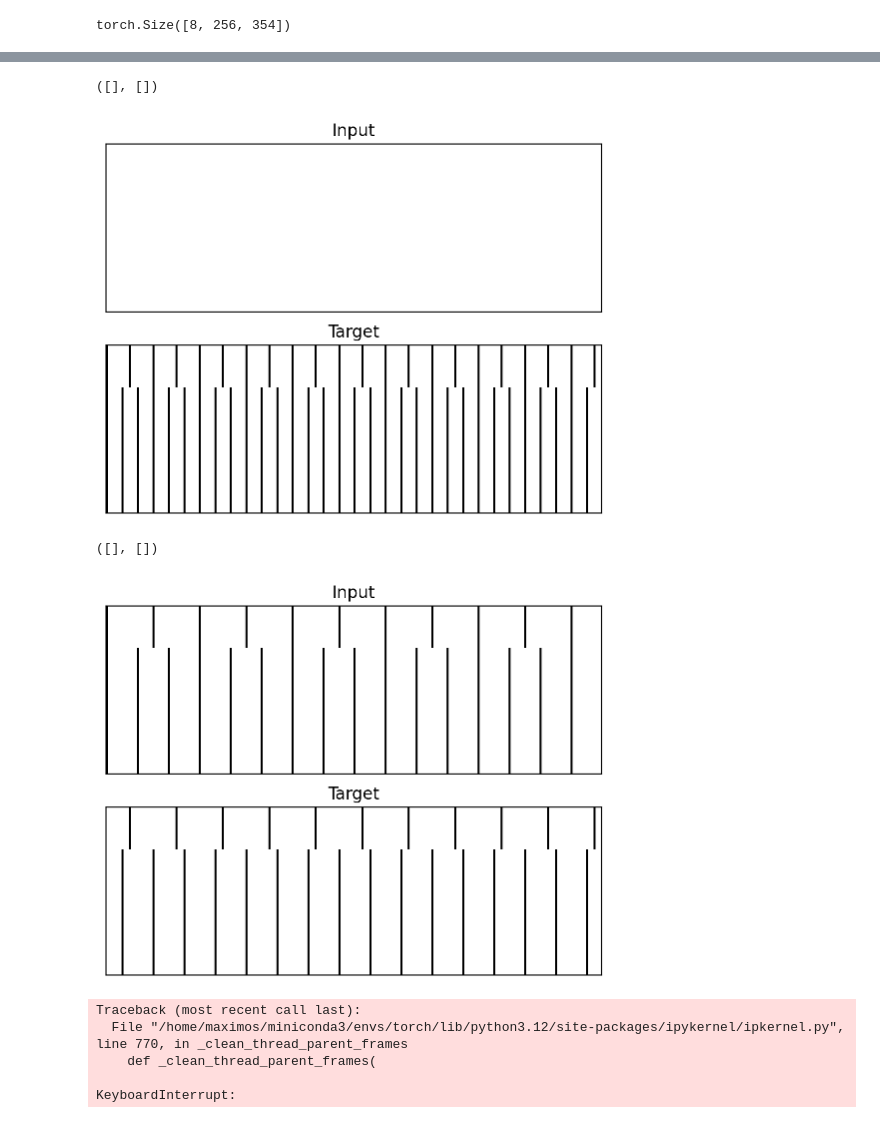
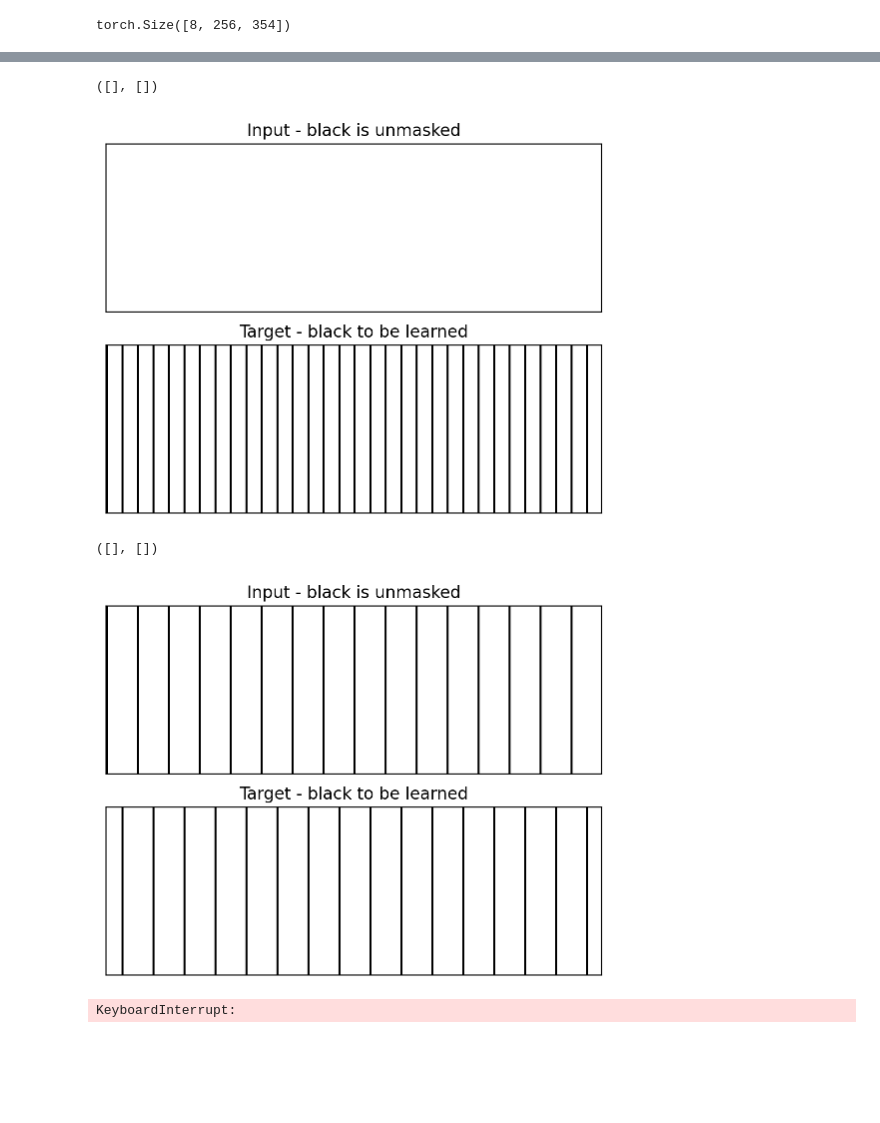
Before and after one commit to maximoskp/MaskedMelHarm, a Jupyter notebook: test_data.ipynb, the cells around one changed output, grey strips where cells are left out. Cells and saved outputs as stored; diff of their text form; code cells hidden in the pictures; blank space fills up the shorter version.

```diff
--- a/test_data.ipynb
+++ b/test_data.ipynb
@@ -136,5 +136,5 @@ plt.yticks([])
 # %%
-step_idx = 1
+step_idx = 3
 masked_harmony, target = apply_structured_masking(
     batch['input_ids'],
     mask_token_id,
@@ -145,42 +145,42 @@ masked_harmony, target = apply_structured_masking(
 # print(masked_harmony)
 # print(target)
 plt.subplot(2,1,1)
-plt.imshow(masked_harmony!=mask_token_id, aspect='auto', cmap='gray_r')
-plt.title('Input')
+plt.imshow(masked_harmony!=mask_token_id, aspect='auto', cmap='gray_r', vmin=0, vmax=1)
+plt.title('Input - black is unmasked')
 plt.xticks([])
 plt.yticks([])
 plt.subplot(2,1,2)
-plt.imshow(target>-100, aspect='auto', cmap='gray_r')
-plt.title('Target')
+plt.imshow(target>-100, aspect='auto', cmap='gray_r', vmin=0, vmax=1)
+plt.title('Target - black to be learned')
 plt.xticks([])
 plt.yticks([])
 # %% [output]
 ([], [])
-[figure, old version]
+[figure, new version]
 # %%
-step_idx = 1
+step_idx = 3
 masked_harmony, target = apply_structured_masking(
     batch['input_ids'],
     mask_token_id,
     step_idx,
     batch['time_signature'],
     curriculum_type='ts_incr' # 'no', 'random', 'ts_blank', 'ts_incr'
 )
 # print(masked_harmony)
 # print(target)
 plt.subplot(2,1,1)
-plt.imshow(masked_harmony!=mask_token_id, aspect='auto', cmap='gray_r')
-plt.title('Input')
+plt.imshow(masked_harmony!=mask_token_id, aspect='auto', cmap='gray_r', vmin=0, vmax=1)
+plt.title('Input - black is unmasked')
 plt.xticks([])
 plt.yticks([])
 plt.subplot(2,1,2)
-plt.imshow(target>-100, aspect='auto', cmap='gray_r')
-plt.title('Target')
+plt.imshow(target>-100, aspect='auto', cmap='gray_r', vmin=0, vmax=1)
+plt.title('Target - black to be learned')
 plt.xticks([])
 plt.yticks([])
 # %% [output]
 ([], [])
-[figure, old version]
+[figure, new version]
 # %%
 from torch.optim import AdamW
 from torch.nn import CrossEntropyLoss
@@ -196,12 +196,8 @@ train_with_curriculum(
     loss_fn=CrossEntropyLoss(ignore_index=-100),
     mask_token_id=mask_token_id,
     epochs=20,
-    curriculum_type="linear",  # or "linear"
+    curriculum_type='no',  # or "linear"
     epochs_per_stage=3        # only for linear
 )
 # %% [output]
-Traceback (most recent call last):
-  File "/home/maximos/miniconda3/envs/torch/lib/python3.12/site-packages/ipykernel/ipkernel.py", line 770, in _clean_thread_parent_frames
-    def _clean_thread_parent_frames(
-
 KeyboardInterrupt:
```
Also changed, not shown: parts of 2 cells of this notebook, 9 other files.
